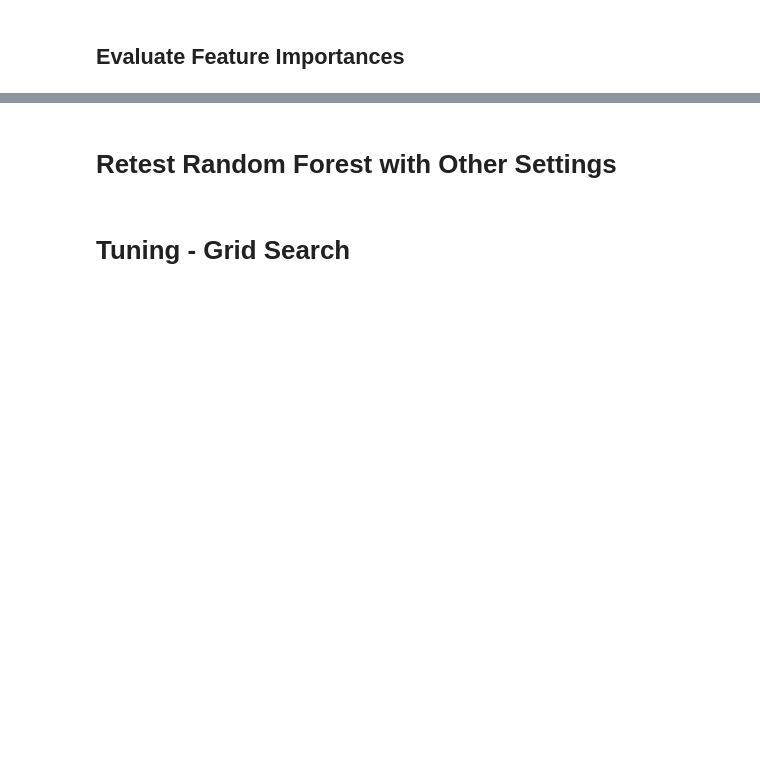
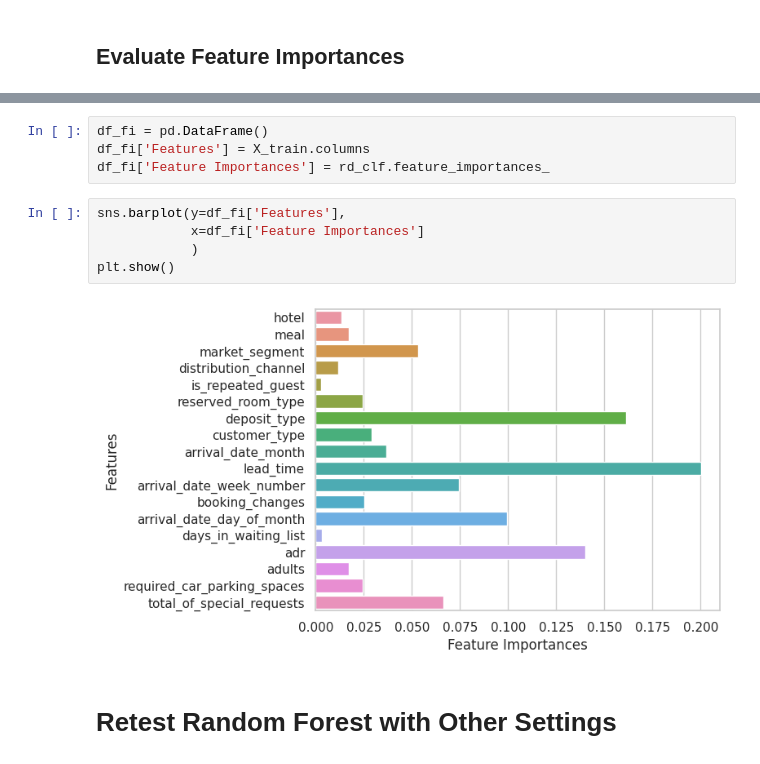
Before and after one commit to royn5618/EP_23_Intro_to_ML_Workshop, a Jupyter notebook: Notebooks/BInary_Classification_Hotel_Demand_Solution.ipynb, the cells around one changed output, grey strips where cells are left out. Drawn from its saved outputs; the diff is of its cells as text; blank space fills up the shorter version.

```diff
--- a/Notebooks/BInary_Classification_Hotel_Demand_Solution.ipynb
+++ b/Notebooks/BInary_Classification_Hotel_Demand_Solution.ipynb
@@ -641,4 +640,13 @@ array([0.01357439, 0.01721617, 0.05486458, 0.01243117, 0.00313129,
+# %%
+df_fi = pd.DataFrame()
+df_fi['Features'] = X_train.columns
+df_fi['Feature Importances'] = rd_clf.feature_importances_
+# %%
+sns.barplot(y=df_fi['Features'],
+            x=df_fi['Feature Importances']
+            )
+plt.show()
+# %% [output]
+[figure, added]
 # %% [markdown]
 # Retest Random Forest with Other Settings
-# %% [markdown]
-# Tuning - Grid Search
```
Also changed, not shown: parts of 12 cells of this notebook.
